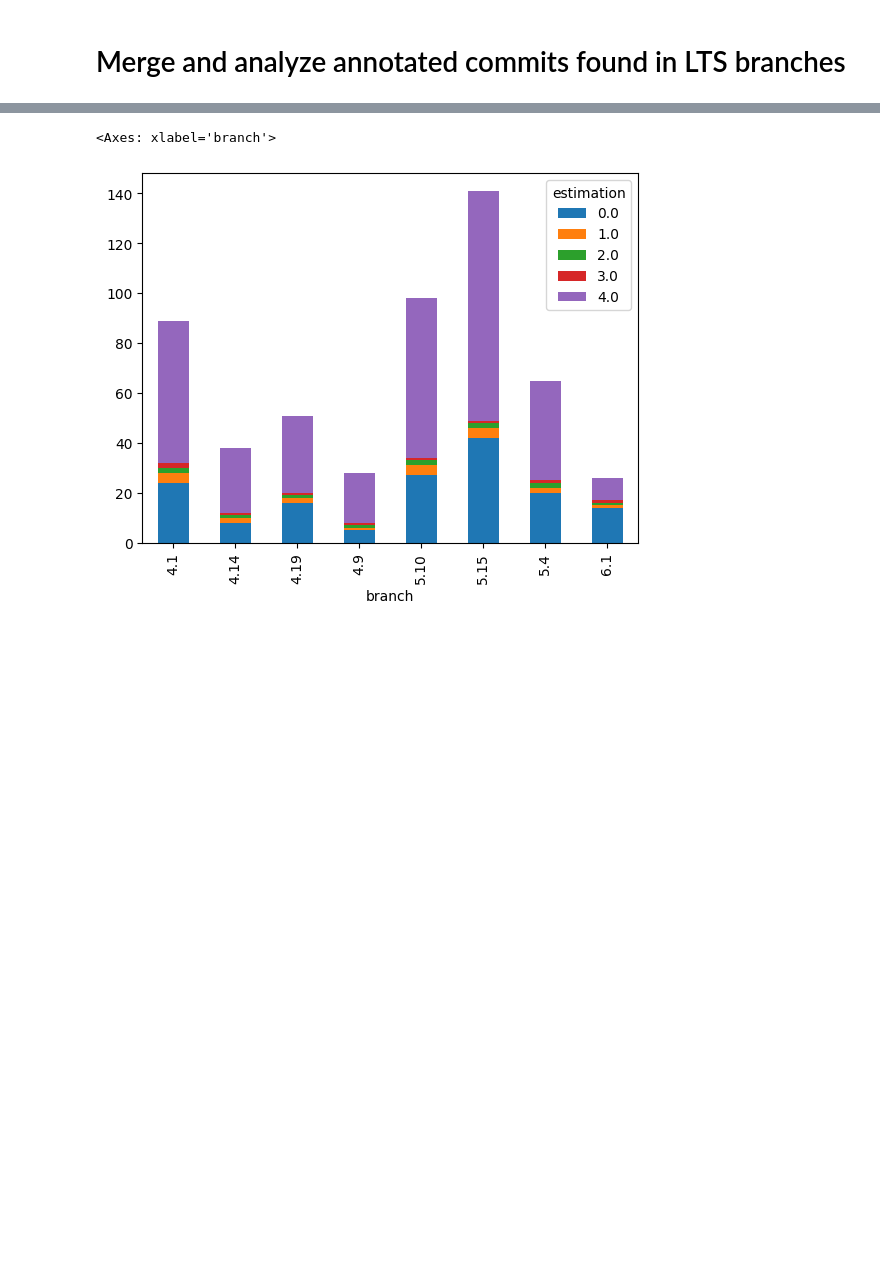
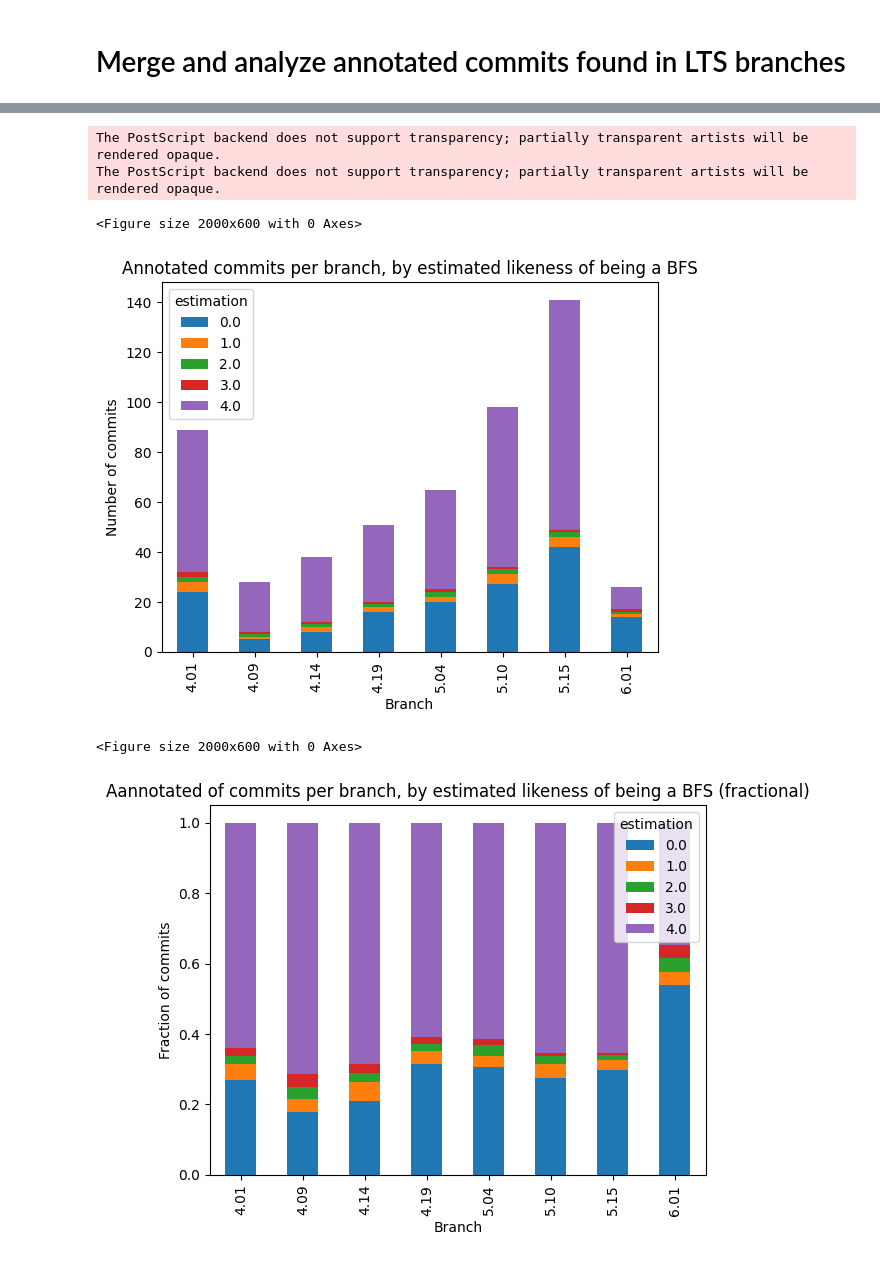
Before and after one commit to codeurjc/linux-bugs, a Jupyter notebook: lts-finder/Analysis.ipynb, the cells around one changed output, grey strips where cells are left out. Cells and saved outputs as stored; diff of their text form; code cells hidden in the pictures; blank space fills up the shorter version.

Commit message:
Improving code to produce some charts

```diff
--- a/lts-finder/Analysis.ipynb
+++ b/lts-finder/Analysis.ipynb
@@ -57,9 +57,11 @@ Name: count, dtype: int64
 # %% [markdown]
 # Get commits in LTS branches
 # %%
-LTS_commits = pd.read_csv('upstream_commits.csv', converters={'branch': str})
+LTS_commits = pd.read_csv('upstream_commits.csv', converters={'branch': str, 'minor': str})
 LTS_commits['hash'] = LTS_commits['commit'].str[:10]
 LTS_commits[['branch_major', 'branch_minor']] = LTS_commits['branch'].str.split('.', expand=True)
+LTS_commits['branch'] = LTS_commits['branch_major'] + '.' + LTS_commits['branch_minor'].str.zfill(2)
+LTS_commits['minor'] = LTS_commits['minor'].str.zfill(3)
 LTS_commits.sort_values(['branch_major','branch_minor'], inplace=True)
 print(f"Upstream commits found: {len(LTS_commits)}")
 print(f"Unique upstream commits found: {len(LTS_commits['hash'].unique())}")
@@ -94,15 +142,7 @@ pd.set_option('display.max_rows', 100)
 pd.set_option('display.max_columns', 100)
 #LTS_annotated
 # %%
-import matplotlib.pyplot as plt
-#import seaborn as sns
-
 bfc_counts = LTS_annotated.groupby('branch')['estimation'].value_counts()
-display(bfc_counts)
-
-for value in bfc_counts.index.levels[0]:
-    plt.figure()
-    plt.pie(bfc_counts.loc[value], labels=bfc_counts.loc[value].index, autopct='%1.1f%%')
-    plt.title(f'BFC likeness (annotated commits in branch {value})')
-    plt.show()
+bfc_fractions = LTS_annotated.groupby('branch')['estimation'].value_counts(normalize=True)
+display(bfc_counts, bfc_fractions)
 # %% [output]
@@ -135,9 +199,26 @@ Name: count, dtype: int64
 # %%
+plt.figure(figsize=(20, 6))
 bfc_counts.unstack().plot(kind="bar", stacked=True)
-#bfc_counts
+plt.title("Annotated commits per branch, by estimated likeness of being a BFS")
+plt.xlabel("Branch")
+plt.ylabel("Number of commits")
+#plt.show()
+plt.savefig(os.path.join("figs", f"annotated_commits_branch_bfs.eps"))
+
+plt.figure(figsize=(20, 6))
+bfc_fractions.unstack().plot(kind="bar", stacked=True)
+plt.title("Aannotated of commits per branch, by estimated likeness of being a BFS (fractional)")
+plt.xlabel("Branch")
+plt.ylabel("Fraction of commits")
+#plt.show()
+plt.savefig(os.path.join("figs", f"annotated_commits_branch_bfs_fraction.eps"))
 # %% [output]
-<Axes: xlabel='branch'>
+The PostScript backend does not support transparency; partially transparent artists will be rendered opaque.
+The PostScript backend does not support transparency; partially transparent artists will be rendered opaque.
+<Figure size 2000x600 with 0 Axes>
-[figure, old version]
+[figure, new version]
+<Figure size 2000x600 with 0 Axes>
+[figure, added]
 # %%
 from IPython.display import HTML
 
```
Also changed, not shown: parts of 8 cells of this notebook, 1 other file.
